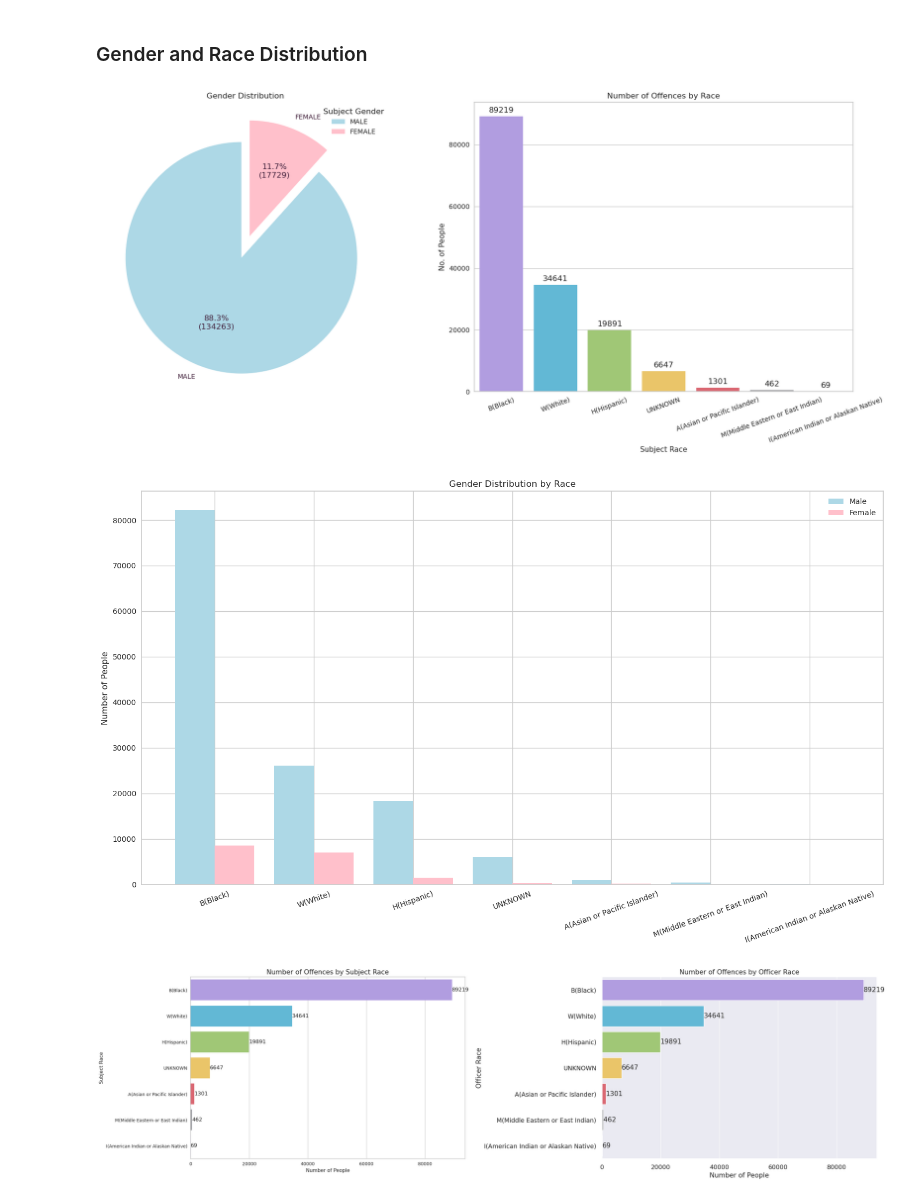
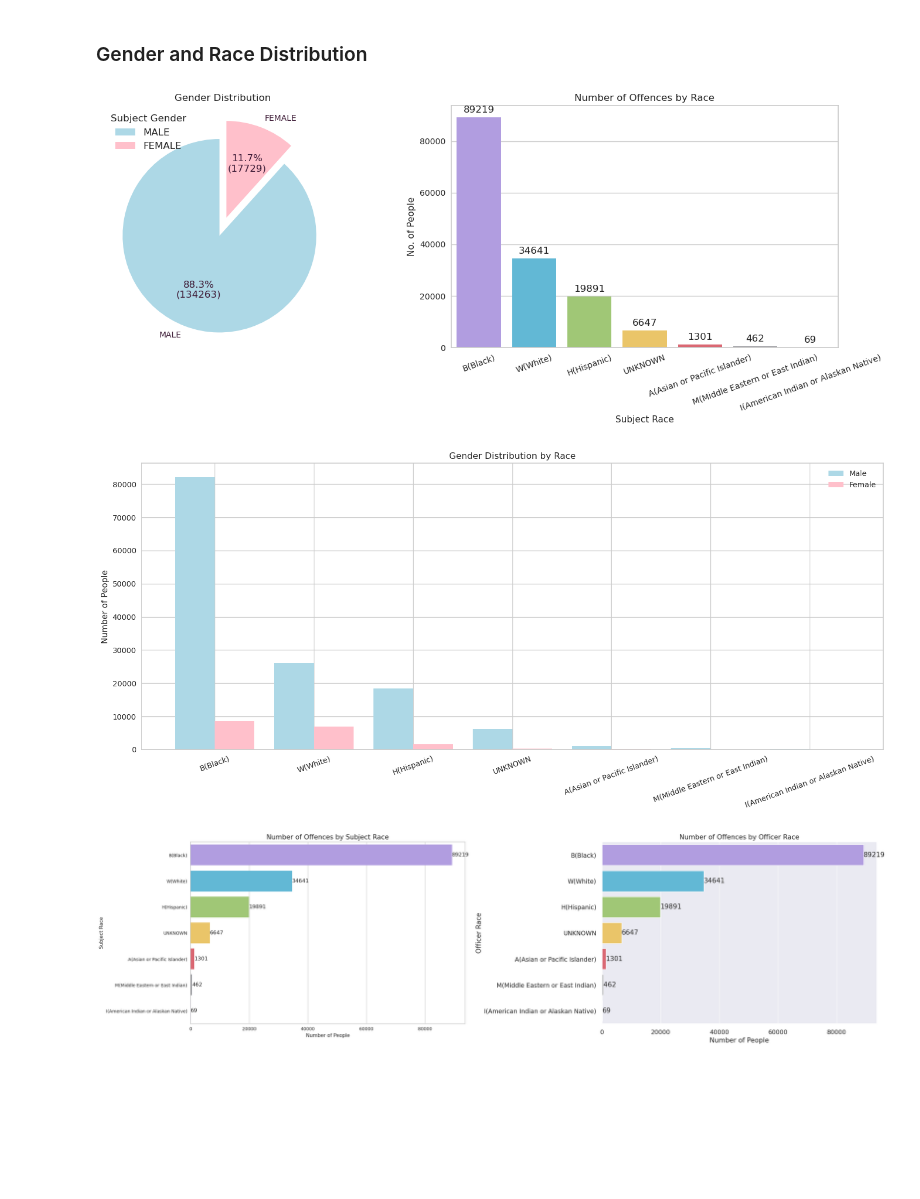
Before and after one commit to fatimagulomova/iu-projects, a Jupyter notebook: DLBDSMLUSL/task-2-policing-equity.ipynb, the cells around one changed output. Drawn from its saved outputs; the diff is of its cells as text; code cells hidden in the pictures; blank space fills up the shorter version.

```diff
--- a/DLBDSMLUSL/task-2-policing-equity.ipynb
+++ b/DLBDSMLUSL/task-2-policing-equity.ipynb
@@ -194,39 +194,40 @@ explode = (0.1, 0.1)
 # Creating autocpt arguments
 def func(pct, allvalues):
     absolute = int(pct / 100.*np.sum(allvalues))
     return "{:.1f}%\n({:d})".format(pct, absolute)
 
-plt.figure(figsize=(18, 8))
+plt.figure(figsize=(15, 6))
 plt.subplot(1, 2, 1)
 plt.pie(data, labels=labels, explode=explode, colors=colors,
         autopct=lambda pct: func(pct, data), startangle=90, textprops=dict(color ="#3F1D38"))
-plt.legend(labels, title="Subject Gender")
+plt.rcParams.update({'font.size': 12})
+plt.legend(labels, title="Subject Gender", fontsize="12")
 plt.title("Gender Distribution")
 
 # Bar Chart
 plt.subplot(1, 2, 2)
 order = df['SUBJECT_RACE'].value_counts().index
 colors = ['#AC92EB', '#4FC1E8', '#A0D568', '#FFCE54', '#ED5564', '#9E9FA5']
 
 ax = sns.countplot(x='SUBJECT_RACE', data=df, order=order, palette=colors)  # Pass 'x' and 'data' parameters
 for label in ax.containers[0]:
     ax.annotate(format(int(label.get_height())),
                 (label.get_x() + label.get_width() / 2., label.get_height()),
                 ha='center', va='center', xytext=(0, 9), textcoords='offset points')
 
 plt.xticks(rotation=20)
 plt.title('Number of Offences by Race')
 plt.xlabel('Subject Race')
 plt.ylabel('No. of People')
 
 # Show plots
 plt.tight_layout()
 plt.show()
 # %% [output]
-[figure, old version]
+[figure, new version]
 # %%
 # Set the figure size
-plt.figure(figsize=(15, 9))
+plt.figure(figsize=(15, 7))
 
 # Extract the unique race categories to plot
 race_to_plot = df['SUBJECT_RACE'].value_counts().keys()
@@ -260,7 +261,7 @@ plt.title("Gender Distribution by Race")
 plt.tight_layout()  # Ensures that labels and titles are not cut off
 plt.show()
 # %% [output]
-[figure, old version]
+[figure, new version]
 # %%
 colors = ['#AC92EB', '#4FC1E8', '#A0D568', '#FFCE54', '#ED5564', '#9E9FA5']
 plt.figure(figsize=(25, 7))
```
Also changed, not shown: parts of 10 cells of this notebook.
